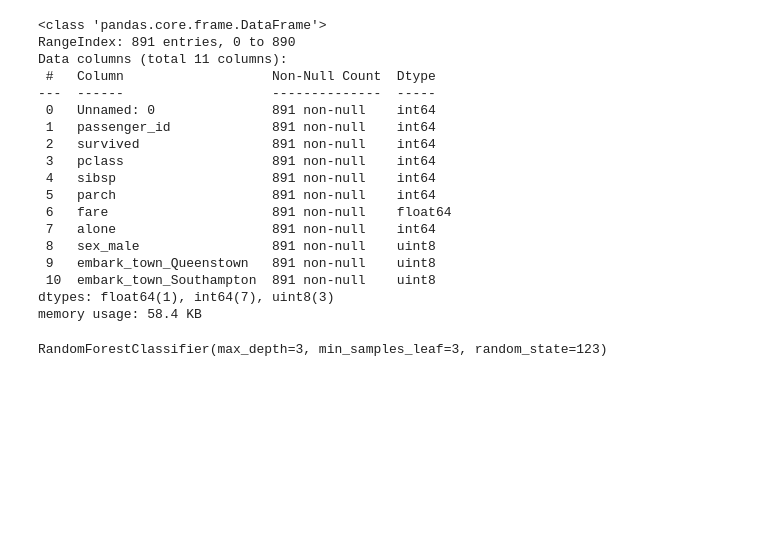
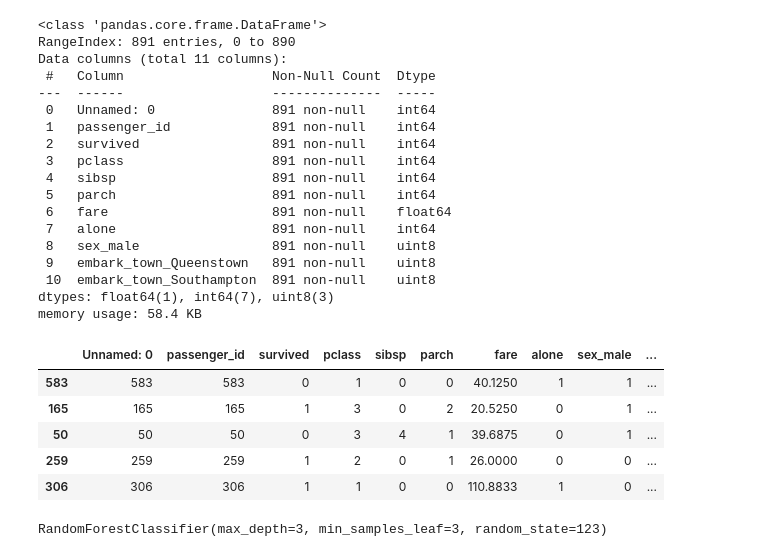
Before and after one commit to Laz-Lopez/classification-exercises, a Jupyter notebook: model.ipynb, the cells around one changed output. Cells and saved outputs as stored; diff of their text form; code cells hidden in the pictures; blank space fills up the shorter version.

```diff
--- a/model.ipynb
+++ b/model.ipynb
@@ -507,6 +512,15 @@ y_validate = validate.survived
 
 X_test = test.drop(columns=['survived'])
 y_test = test.survived
+# %%
+train.head()
+# %% [output]
+|  | Unnamed: 0 | passenger_id | survived | pclass | sibsp | parch | fare | alone | sex_male | ... |
+| 583 | 583 | 583 | 0 | 1 | 0 | 0 | 40.1250 | 1 | 1 | ... |
+| 165 | 165 | 165 | 1 | 3 | 0 | 2 | 20.5250 | 0 | 1 | ... |
+| 50 | 50 | 50 | 0 | 3 | 4 | 1 | 39.6875 | 0 | 1 | ... |
+| 259 | 259 | 259 | 1 | 2 | 0 | 1 | 26.0000 | 0 | 0 | ... |
+| 306 | 306 | 306 | 1 | 1 | 0 | 0 | 110.8833 | 1 | 0 | ... |
 # %%
 rf = RandomForestClassifier(bootstrap=True,
                             class_weight=None,
```
Also changed, not shown: parts of 33 cells of this notebook.
